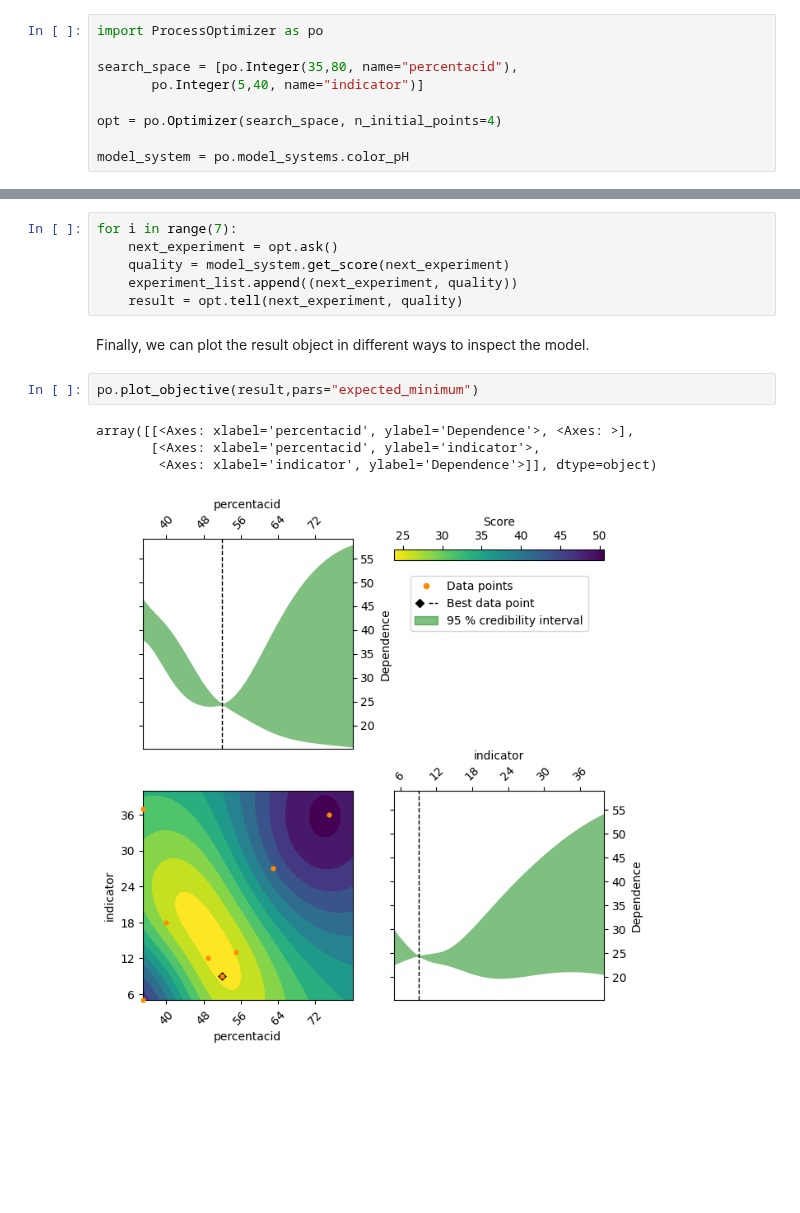
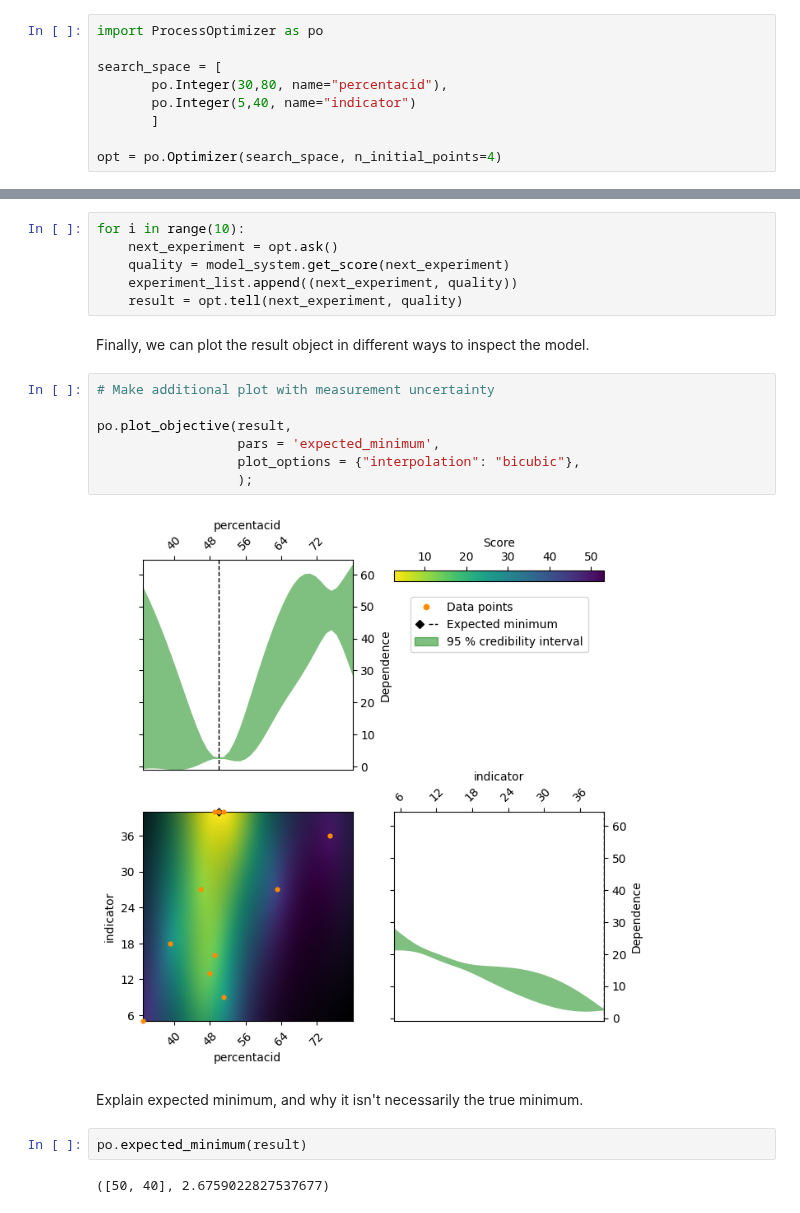
Before and after one commit to novonordisk-research/ProcessOptimizer, a Jupyter notebook: examples/color_pH.ipynb, the cells around one changed output, grey strips where cells are left out. Cells and saved outputs as stored; diff of their text form; blank space fills up the shorter version.

Commit message:
doc: More on color_ph example

```diff
--- a/examples/color_pH.ipynb
+++ b/examples/color_pH.ipynb
@@ -19,9 +19,9 @@ system.
 # %%
 import ProcessOptimizer as po
 
-search_space = [po.Integer(35,80, name="percentacid"),
-       po.Integer(5,40, name="indicator")]
+search_space = [
+       po.Integer(30,80, name="percentacid"),
+       po.Integer(5,40, name="indicator")
+       ]
 
 opt = po.Optimizer(search_space, n_initial_points=4)
-
-model_system = po.model_systems.color_pH
@@ -54,17 +61,25 @@ result = opt.tell(next_experiment, quality)
 # %% [markdown]
 We can keep doing this for a few runs.
 # %%
-for i in range(7):
+for i in range(10):
     next_experiment = opt.ask()
     quality = model_system.get_score(next_experiment)
     experiment_list.append((next_experiment, quality))
     result = opt.tell(next_experiment, quality)
 # %% [markdown]
 Finally, we can plot the result object in different ways to inspect the model.
+# %%
+# Make additional plot with measurement uncertainty
+
+po.plot_objective(result,
+                  pars = 'expected_minimum',
+                  plot_options = {"interpolation": "bicubic"},
+                  );
+# %% [output]
+[figure, added]
+# %% [markdown]
+Explain expected minimum, and why it isn't necessarily the true minimum.
 # %%
-po.plot_objective(result,pars="expected_minimum")
+po.expected_minimum(result)
 # %% [output]
-array([[<Axes: xlabel='percentacid', ylabel='Dependence'>, <Axes: >],
-       [<Axes: xlabel='percentacid', ylabel='indicator'>,
-        <Axes: xlabel='indicator', ylabel='Dependence'>]], dtype=object)
+([50, 40], 2.6759022827537677)
-[figure, removed]
```
Also changed, not shown: parts of 6 cells of this notebook.
